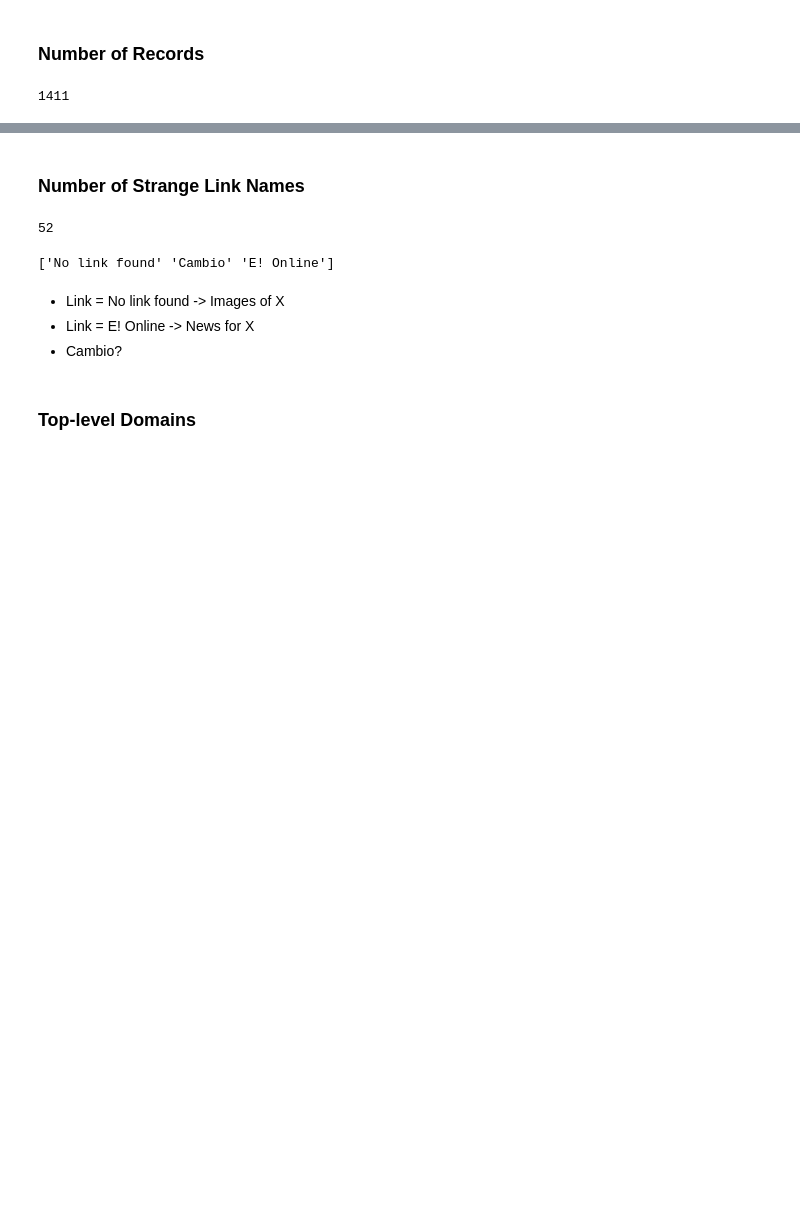
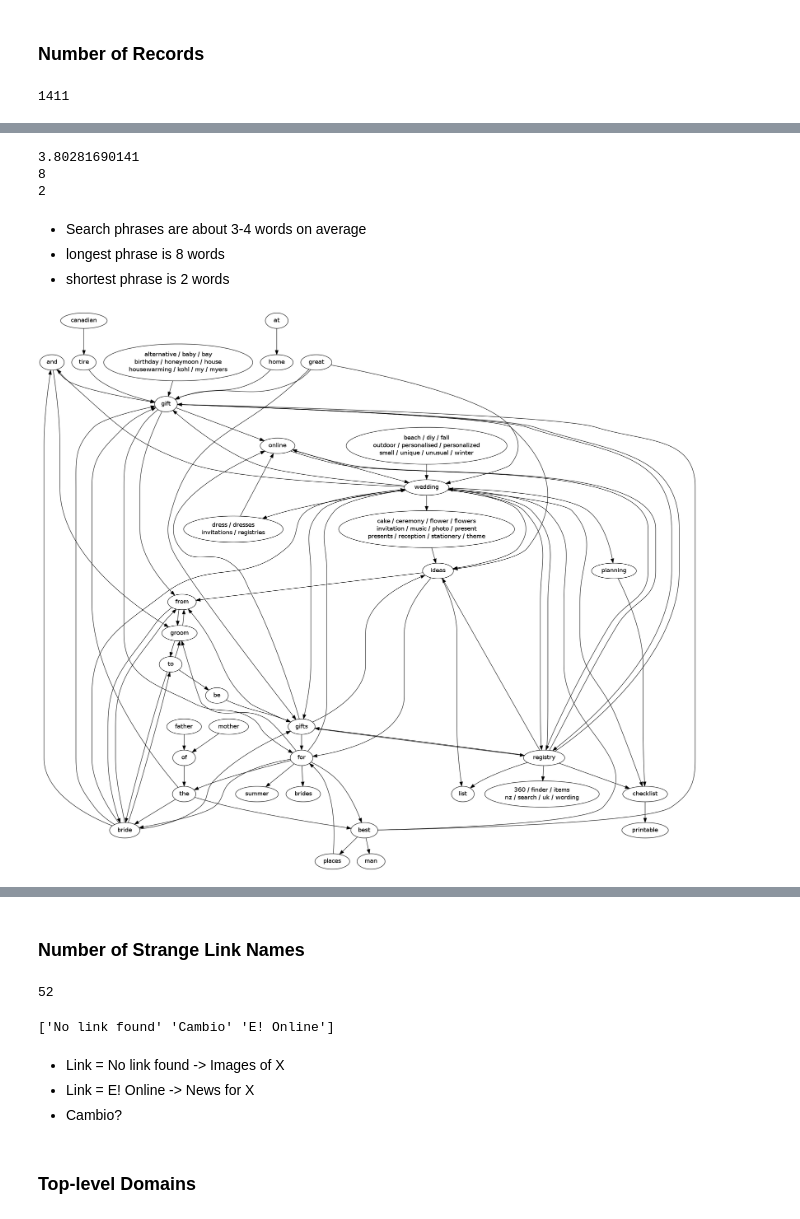
Before and after one commit to kevin11h/macys, a Jupyter notebook: Wedding Keyword SEO.ipynb, the cells around one changed output, grey strips where cells are left out. Saved outputs shown, nothing was run; the diff lists cells and outputs as text; code cells hidden in the pictures; blank space fills up the shorter version.

Commit message:
add d3.js wordgraph

```diff
--- a/Wedding Keyword SEO.ipynb
+++ b/Wedding Keyword SEO.ipynb
@@ -24,0 +67,14 @@ len(wedding_df)
+# %%
+kwphrase_lengths = map(lambda kwphrase : len(kwphrase.split()) , wedding_df.Keyword.unique())
+avg_length = sum(kwphrase_lengths)/float(len(kwphrase_lengths))
+print avg_length
+print max(kwphrase_lengths)
+print min(kwphrase_lengths)
+# %% [output]
+3.80281690141
+8
+2
+# %% [markdown]
+* Search phrases are about 3-4 words on average
+* longest phrase is 8 words
+* shortest phrase is 2 words
@@ -24,0 +148,5 @@ len(wedding_df)
+# %%
+#Image('./wordgraph/all_words.png')
+Image('./wordgraph/aw.png', width=1000, height=1000)
+# %% [output]
+[figure, added]
```
Also changed, not shown: parts of 22 cells of this notebook, 9 other files.
